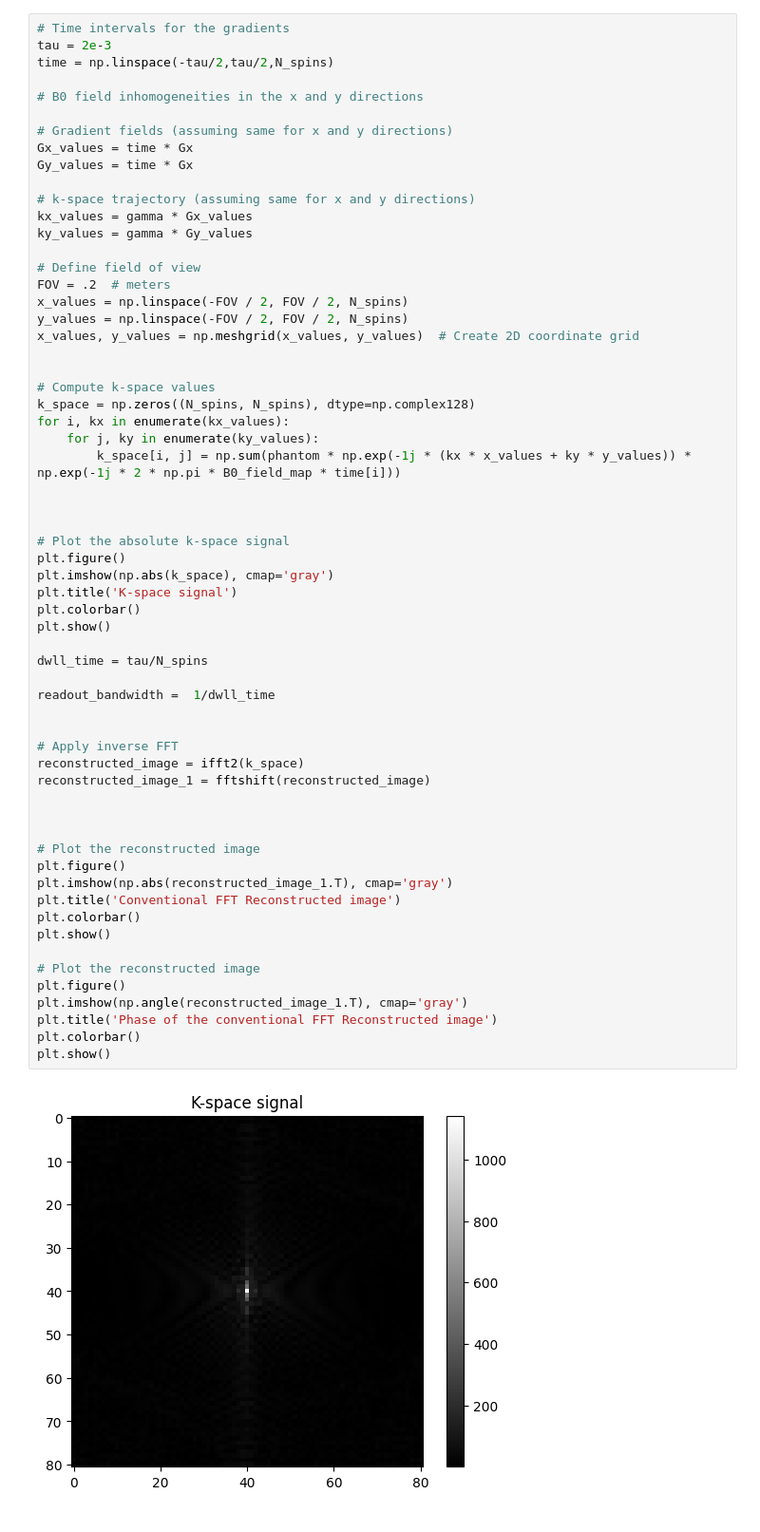
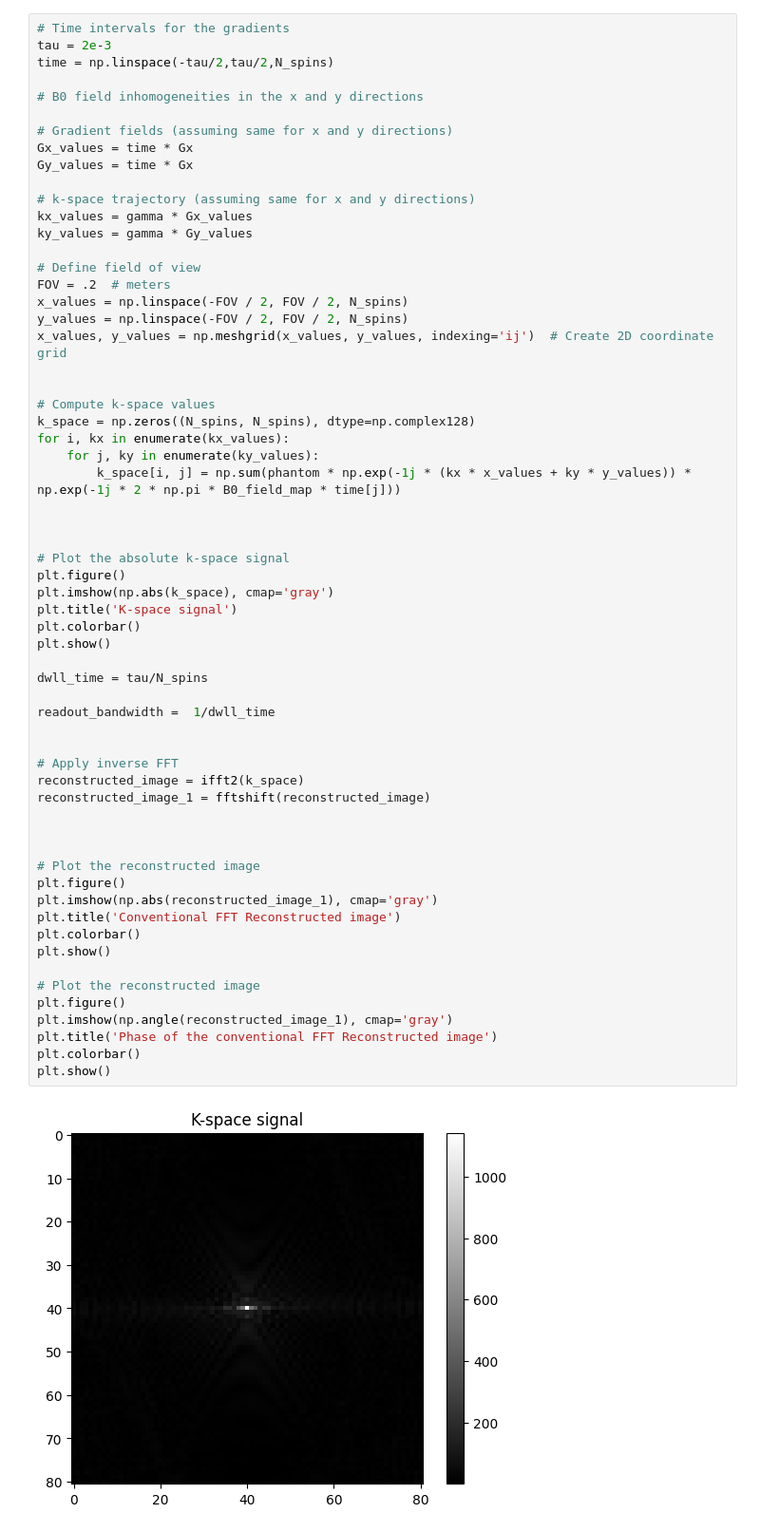
Before and after one commit to MaxStrey/Martinos_MR, a Jupyter notebook: Martinos_project/phantom_generation/phantom_7.ipynb, the cells around one changed output. Shown at 95% size. Cells and saved outputs as stored; diff of their text form.

Commit message:
Fixed the bug that transposed the phantom in the kspace

```diff
--- a/Martinos_project/phantom_generation/phantom_7.ipynb
+++ b/Martinos_project/phantom_generation/phantom_7.ipynb
@@ -69,50 +69,50 @@ ky_values = gamma * Gy_values
 FOV = .2  # meters
 x_values = np.linspace(-FOV / 2, FOV / 2, N_spins)
 y_values = np.linspace(-FOV / 2, FOV / 2, N_spins)
-x_values, y_values = np.meshgrid(x_values, y_values)  # Create 2D coordinate grid
+x_values, y_values = np.meshgrid(x_values, y_values, indexing='ij')  # Create 2D coordinate grid
 
 
 # Compute k-space values
 k_space = np.zeros((N_spins, N_spins), dtype=np.complex128)
 for i, kx in enumerate(kx_values):
     for j, ky in enumerate(ky_values):
-        k_space[i, j] = np.sum(phantom * np.exp(-1j * (kx * x_values + ky * y_values)) * np.exp(-1j * 2 * np.pi * B0_field_map * time[i]))
+        k_space[i, j] = np.sum(phantom * np.exp(-1j * (kx * x_values + ky * y_values)) * np.exp(-1j * 2 * np.pi * B0_field_map * time[j]))
 
 
 
 # Plot the absolute k-space signal
 plt.figure()
 plt.imshow(np.abs(k_space), cmap='gray')
 plt.title('K-space signal')
 plt.colorbar()
 plt.show()
 
 dwll_time = tau/N_spins
 
 readout_bandwidth =  1/dwll_time
 
 
 # Apply inverse FFT
 reconstructed_image = ifft2(k_space)
 reconstructed_image_1 = fftshift(reconstructed_image)
 
 
 
 # Plot the reconstructed image
 plt.figure()
-plt.imshow(np.abs(reconstructed_image_1.T), cmap='gray')
+plt.imshow(np.abs(reconstructed_image_1), cmap='gray')
 plt.title('Conventional FFT Reconstructed image')
 plt.colorbar()
 plt.show()
 
 # Plot the reconstructed image
 plt.figure()
-plt.imshow(np.angle(reconstructed_image_1.T), cmap='gray')
+plt.imshow(np.angle(reconstructed_image_1), cmap='gray')
 plt.title('Phase of the conventional FFT Reconstructed image')
 plt.colorbar()
 plt.show()
 # %% [output]
-[figure, old version]
+[figure, new version]
 [figure]
 [figure]
 # %%
```
Also changed, not shown: parts of 1 cell of this notebook.
